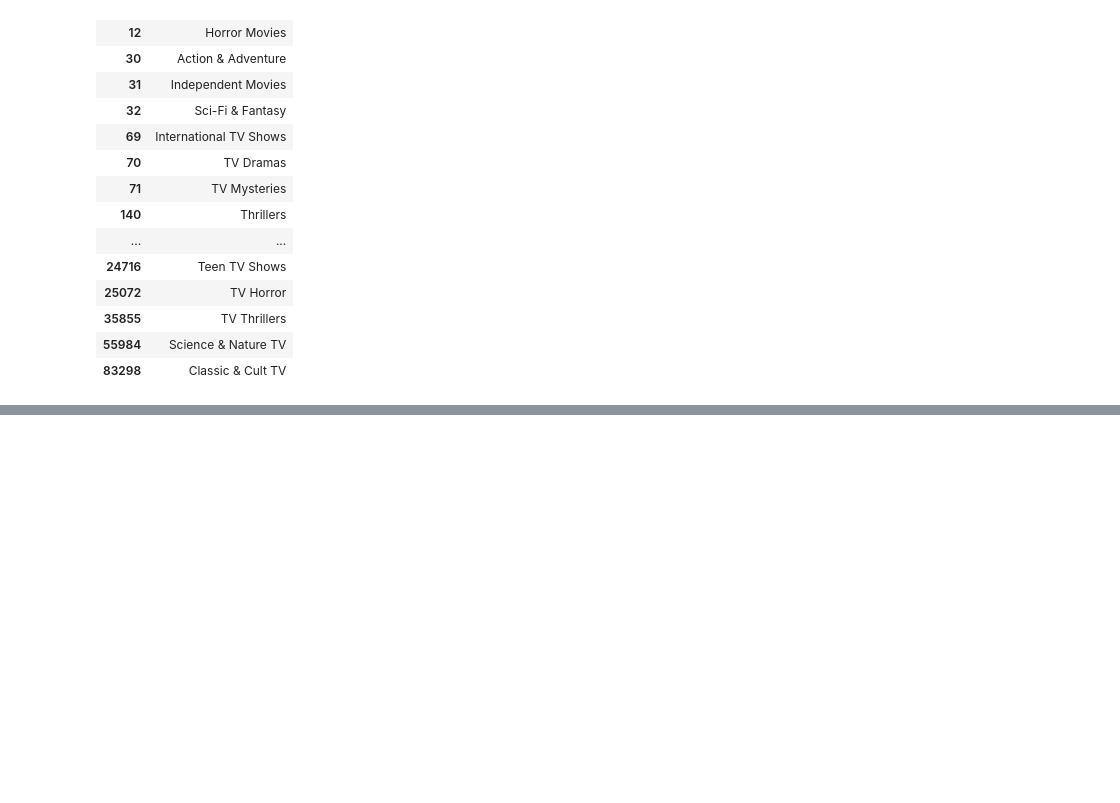
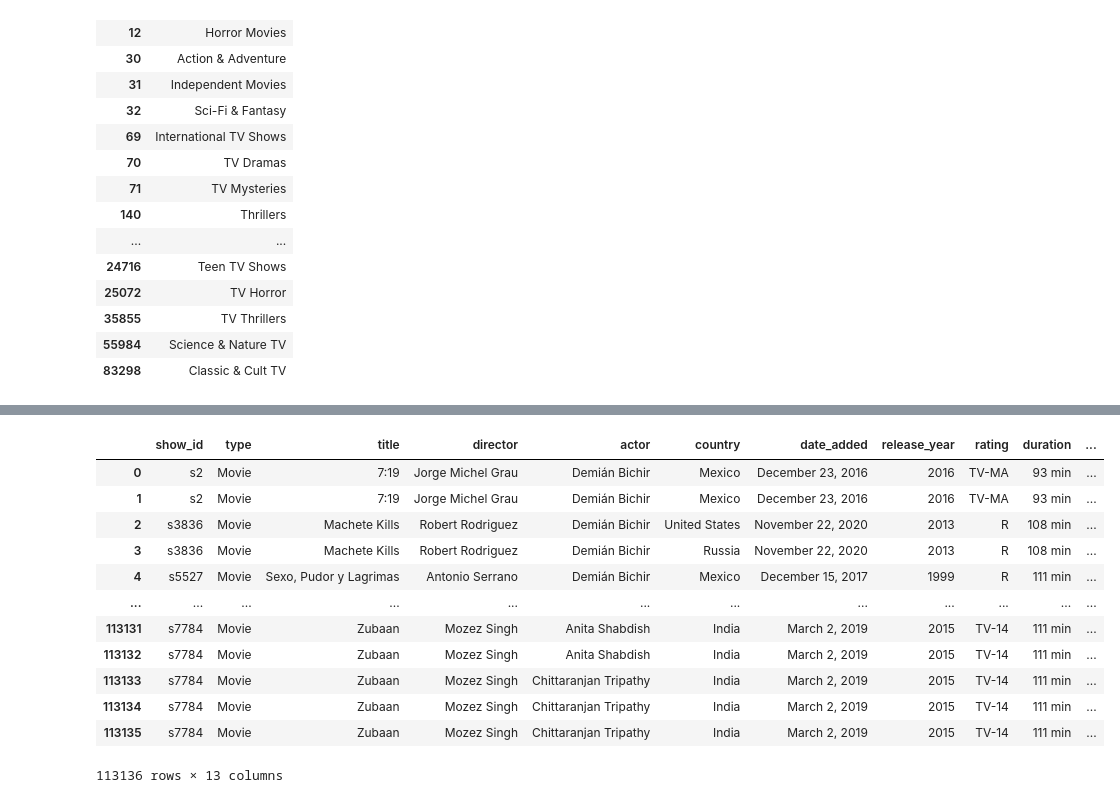
Before and after one commit to ytran010/Netflix-ETL-Challenge, a Jupyter notebook: Main.ipynb, the cells around one changed output, grey strips where cells are left out. Drawn from its saved outputs; the diff is of its cells as text; code cells hidden in the pictures; blank space fills up the shorter version.

```diff
--- a/Main.ipynb
+++ b/Main.ipynb
@@ -287,0 +238,5 @@ genre_df
+# %%
+connection_string = "postgres:postgres@localhost:5432/netflix_db"
+engine = create_engine(f'postgresql://{connection_string}')
+# %%
+conn = engine.connect()
@@ -287,0 +293,3 @@ genre_df
+# %%
+actor_sql = pd.read_sql('SELECT * FROM actors', conn)
+actor_sql
@@ -287,0 +327,19 @@ genre_df
+# %%
+relations_df = pd.merge(cleaned_df, actor_sql, on='actor', how = 'outer')
+
+relations_df = relations_df.rename(columns={'id':'actor_id'})
+relations_df
+# %% [output]
+|  | show_id | type | title | director | actor | country | date_added | release_year | rating | duration | ... |
+| 0 | s2 | Movie | 7:19 | Jorge Michel Grau | Demián Bichir | Mexico | December 23, 2016 | 2016 | TV-MA | 93 min | ... |
+| 1 | s2 | Movie | 7:19 | Jorge Michel Grau | Demián Bichir | Mexico | December 23, 2016 | 2016 | TV-MA | 93 min | ... |
+| 2 | s3836 | Movie | Machete Kills | Robert Rodriguez | Demián Bichir | United States | November 22, 2020 | 2013 | R | 108 min | ... |
+| 3 | s3836 | Movie | Machete Kills | Robert Rodriguez | Demián Bichir | Russia | November 22, 2020 | 2013 | R | 108 min | ... |
+| 4 | s5527 | Movie | Sexo, Pudor y Lagrimas | Antonio Serrano | Demián Bichir | Mexico | December 15, 2017 | 1999 | R | 111 min | ... |
+| ... | ... | ... | ... | ... | ... | ... | ... | ... | ... | ... | ... |
+| 113131 | s7784 | Movie | Zubaan | Mozez Singh | Anita Shabdish | India | March 2, 2019 | 2015 | TV-14 | 111 min | ... |
+| 113132 | s7784 | Movie | Zubaan | Mozez Singh | Anita Shabdish | India | March 2, 2019 | 2015 | TV-14 | 111 min | ... |
+| 113133 | s7784 | Movie | Zubaan | Mozez Singh | Chittaranjan Tripathy | India | March 2, 2019 | 2015 | TV-14 | 111 min | ... |
+| 113134 | s7784 | Movie | Zubaan | Mozez Singh | Chittaranjan Tripathy | India | March 2, 2019 | 2015 | TV-14 | 111 min | ... |
+| 113135 | s7784 | Movie | Zubaan | Mozez Singh | Chittaranjan Tripathy | India | March 2, 2019 | 2015 | TV-14 | 111 min | ... |
+113136 rows × 13 columns
```
Also changed, not shown: parts of 23 cells of this notebook, 5 other files.
